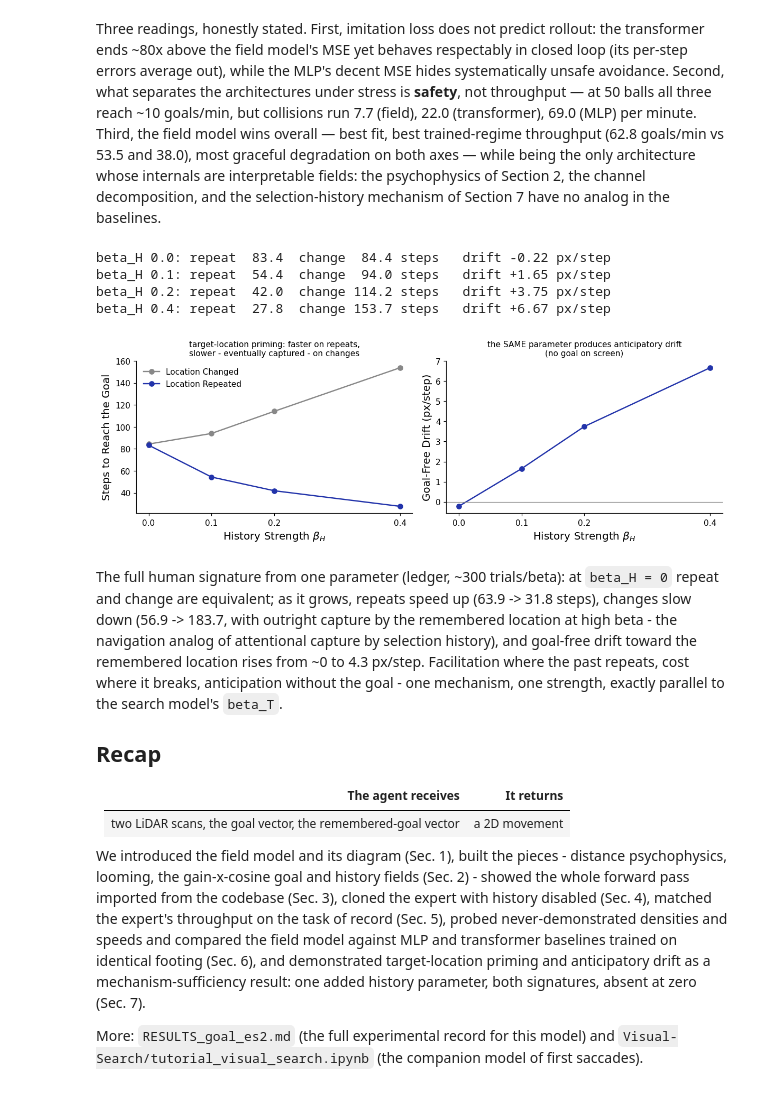
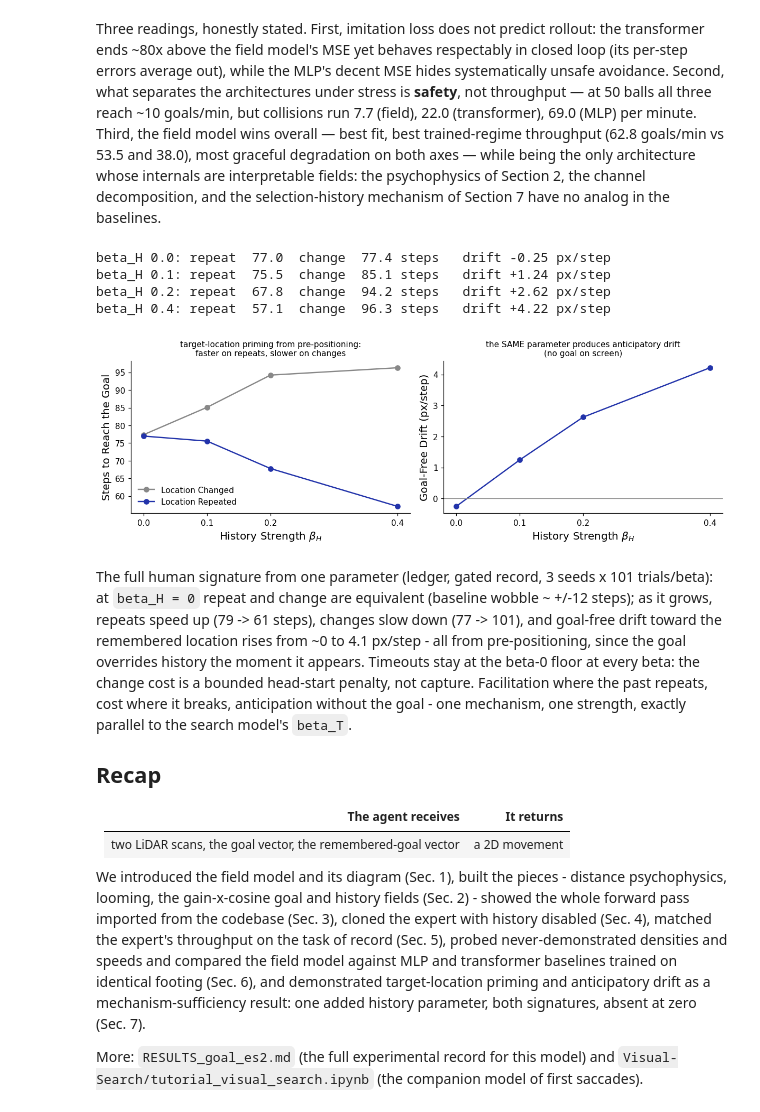
Before and after one commit to HanZhang-psych/Ego-Spatial-Sense, a Jupyter notebook: 2D-Escaping-Ball/tutorial_action_agent.ipynb, the cells around one changed output. Saved outputs shown, nothing was run; the diff lists cells and outputs as text; code cells hidden in the pictures.

```diff
--- a/2D-Escaping-Ball/tutorial_action_agent.ipynb
+++ b/2D-Escaping-Ball/tutorial_action_agent.ipynb
@@ -525,56 +536,59 @@ baselines.
 from evaluate_priming import run_seed as priming_run_seed
 
 pargs = SimpleNamespace(num_features=360, num_balls=10, width=W, height=H,
-                        max_speed=10.0, goal_timeout=300, goal_free_steps=25,
-                        ecc_min=250.0, ecc_max=330.0, num_trials=61)
+                        max_speed=10.0, goal_timeout=300, goal_free_steps=50,
+                        ecc_min=250.0, ecc_max=330.0, num_trials=101,
+                        ungated=False)   # gated: a visible goal overrides history
 betas = [0.0, 0.1, 0.2, 0.4]
 rep, chg, drift = [], [], []
 for b in betas:
-    rows = priming_run_seed(model, b, pargs, 42) \
-         + priming_run_seed(model, b, pargs, 43)
+    rows = sum((priming_run_seed(model, b, pargs, 42 + i)
+                for i in range(3)), [])   # the ledger protocol: 3 seeds x 101
     def m(kind, idx):
         v = [r[idx] for r in rows if r[0] == kind and r[idx] is not None
              and not (isinstance(r[idx], float) and math.isnan(r[idx]))]
         return sum(v) / len(v)
     rep.append(m("repeat", 1)); chg.append(m("change", 1))
     dv = [r[3] for r in rows if not math.isnan(r[3])]
     drift.append(sum(dv) / len(dv))
     print(f"beta_H {b:.1f}: repeat {rep[-1]:5.1f}  change {chg[-1]:5.1f} steps"
           f"   drift {drift[-1]:+.2f} px/step")
 
 fig, axes = plt.subplots(1, 2, figsize=(11, 3.8))
 axes[0].plot(betas, chg, "o-", color=C_GRAY, ms=6, label="Location Changed")
 axes[0].plot(betas, rep, "o-", color=C_ES2, ms=6, label="Location Repeated")
 axes[0].set_xlabel(r"History Strength $\beta_H$", fontsize=13)
 axes[0].set_ylabel("Steps to Reach the Goal", fontsize=13)
-axes[0].set_title("target-location priming: faster on repeats,\n"
-                  "slower - eventually captured - on changes", fontsize=10)
+axes[0].set_title("target-location priming from pre-positioning:\n"
+                  "faster on repeats, slower on changes", fontsize=10)
 axes[0].set_xticks(betas); axes[0].legend()
 axes[1].plot(betas, drift, "o-", color=C_ES2, ms=6)
 axes[1].axhline(0, color=C_GRAY, lw=0.8)
 axes[1].set_xlabel(r"History Strength $\beta_H$", fontsize=13)
 axes[1].set_ylabel("Goal-Free Drift (px/step)", fontsize=13)
 axes[1].set_title("the SAME parameter produces anticipatory drift\n"
                   "(no goal on screen)", fontsize=10)
 axes[1].set_xticks(betas)
 plt.tight_layout()
 plt.show()
 # %% [output]
-beta_H 0.0: repeat  83.4  change  84.4 steps   drift -0.22 px/step
-beta_H 0.1: repeat  54.4  change  94.0 steps   drift +1.65 px/step
-beta_H 0.2: repeat  42.0  change 114.2 steps   drift +3.75 px/step
-beta_H 0.4: repeat  27.8  change 153.7 steps   drift +6.67 px/step
+beta_H 0.0: repeat  77.0  change  77.4 steps   drift -0.25 px/step
+beta_H 0.1: repeat  75.5  change  85.1 steps   drift +1.24 px/step
+beta_H 0.2: repeat  67.8  change  94.2 steps   drift +2.62 px/step
+beta_H 0.4: repeat  57.1  change  96.3 steps   drift +4.22 px/step
-[figure, old version]
+[figure, new version]
 # %% [markdown]
-The full human signature from one parameter (ledger, ~300
-trials/beta): at `beta_H = 0` repeat and change are equivalent; as it
-grows, repeats speed up (63.9 -> 31.8 steps), changes slow down (56.9
--> 183.7, with outright capture by the remembered location at high
-beta - the navigation analog of attentional capture by selection
-history), and goal-free drift toward the remembered location rises
-from ~0 to 4.3 px/step. Facilitation where the past repeats, cost
-where it breaks, anticipation without the goal - one mechanism, one
-strength, exactly parallel to the search model's `beta_T`.
+The full human signature from one parameter (ledger, gated record,
+3 seeds x 101 trials/beta): at `beta_H = 0` repeat and change are
+equivalent (baseline wobble ~ +/-12 steps); as it grows, repeats speed
+up (79 -> 61 steps), changes slow down (77 -> 101), and goal-free
+drift toward the remembered location rises from ~0 to 4.1 px/step -
+all from pre-positioning, since the goal overrides history the moment
+it appears. Timeouts stay at the beta-0 floor at every beta: the
+change cost is a bounded head-start penalty, not capture. Facilitation
+where the past repeats, cost where it breaks, anticipation without the
+goal - one mechanism, one strength, exactly parallel to the search
+model's `beta_T`.
 
 ## Recap
 
```
Also changed, not shown: parts of 1 cell of this notebook, 2 other files.
